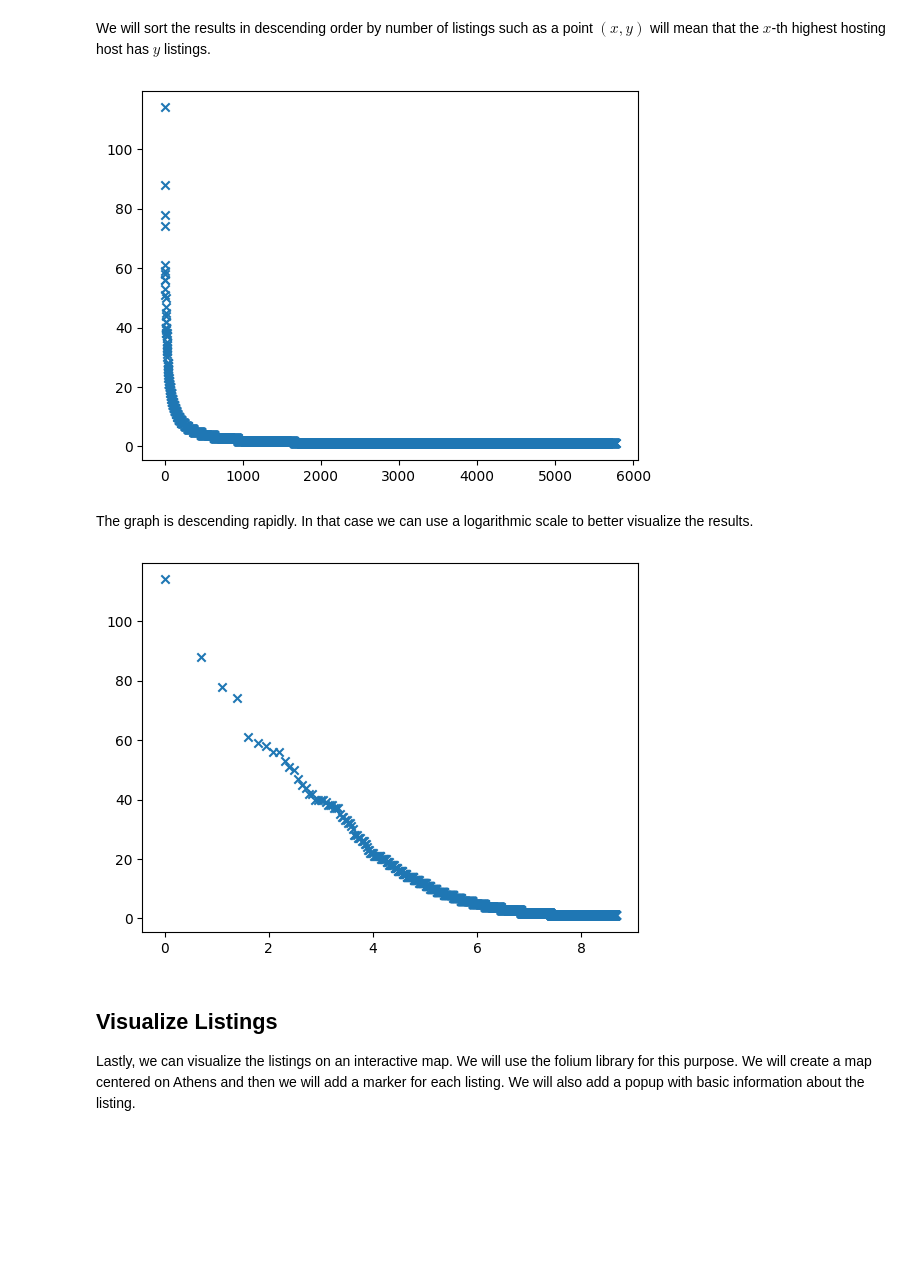
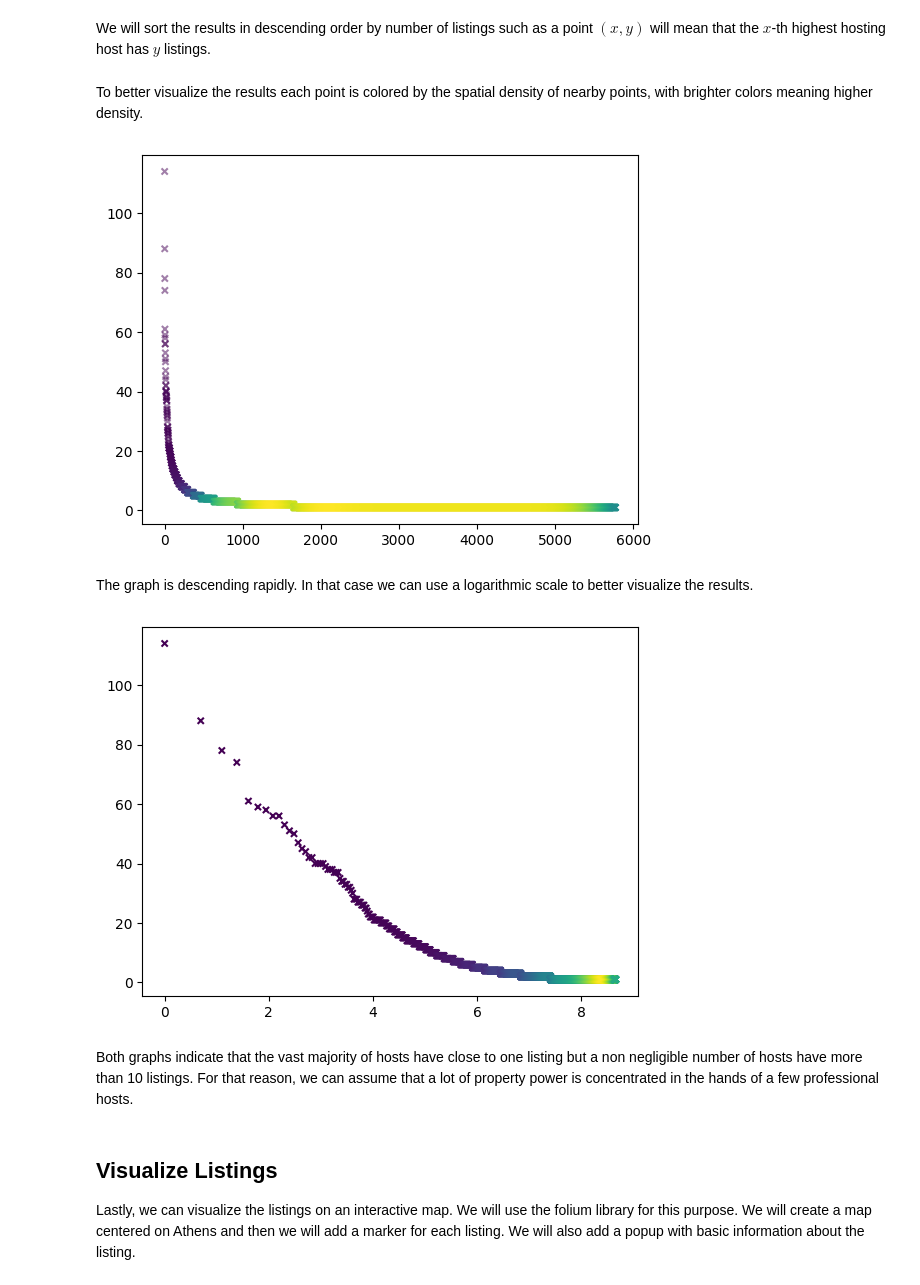
Before and after one commit to nickkatsios/airbnb-athens-analysis, a Jupyter notebook: airbnb_athens_analysis/assignment.ipynb, the cells around one changed output. Drawn from its saved outputs; the diff is of its cells as text; code cells hidden in the pictures; blank space fills up the shorter version.

Commit message:
Update listing graph

````diff
--- a/airbnb_athens_analysis/assignment.ipynb
+++ b/airbnb_athens_analysis/assignment.ipynb
@@ -233,3 +226,5 @@ Again, as expected, the prices are higher during the summer months and lower dur
 We will now visualize the listings each host has. This will give us an indication of how many listings are managed by professional hosts. We will use the ```value_counts()``` function on the host_id column to get the number of listings per host and then we will use the ```scatter()``` function to plot the results.
 # %% [markdown]
 We will sort the results in descending order by number of listings such as a point $(x, y)$ will mean that the $x$-th highest hosting host has $y$ listings.
+# %% [markdown]
+To better visualize the results each point is colored by the spatial density of nearby points, with brighter colors meaning higher density.
@@ -236,19 +233,25 @@ We will sort the results in descending order by number of listings such as a poi
 # %%
 host_listings_sorted = listings['host_id'].value_counts().sort_values(ascending=False)
 x = np.arange(1, len(host_listings_sorted) + 1)
 y = host_listings_sorted.values
-_ = plt.scatter(x, y, marker='x')
+xy = np.vstack([x,y])
+z = gaussian_kde(xy)(xy)
+_ = plt.scatter(x, y, marker='x', c=z , s=20, alpha=0.5)
 # %% [output]
-[figure, old version]
+[figure, new version]
 # %% [markdown]
 The graph is descending rapidly. In that case we can use a logarithmic scale to better visualize the results.
 # %%
 x = np.arange(1, len(host_listings_sorted) + 1)
 x = np.log(x)
 y = host_listings_sorted.values
-_ = plt.scatter(x, y, marker='x')
+xy = np.vstack([x,y])
+z = gaussian_kde(xy)(xy)
+_ = plt.scatter(x, y, marker='x', c=z , s=20)
 # %% [output]
-[figure, old version]
+[figure, new version]
+# %% [markdown]
+Both graphs indicate that the vast majority of hosts have close to one listing but a non negligible number of hosts have more than 10 listings. For that reason, we can assume that a lot of property power is concentrated in the hands of a few professional hosts.
 # %% [markdown]
 ## Visualize Listings
 
````
Also changed, not shown: parts of 8 cells of this notebook, 3 other files.
